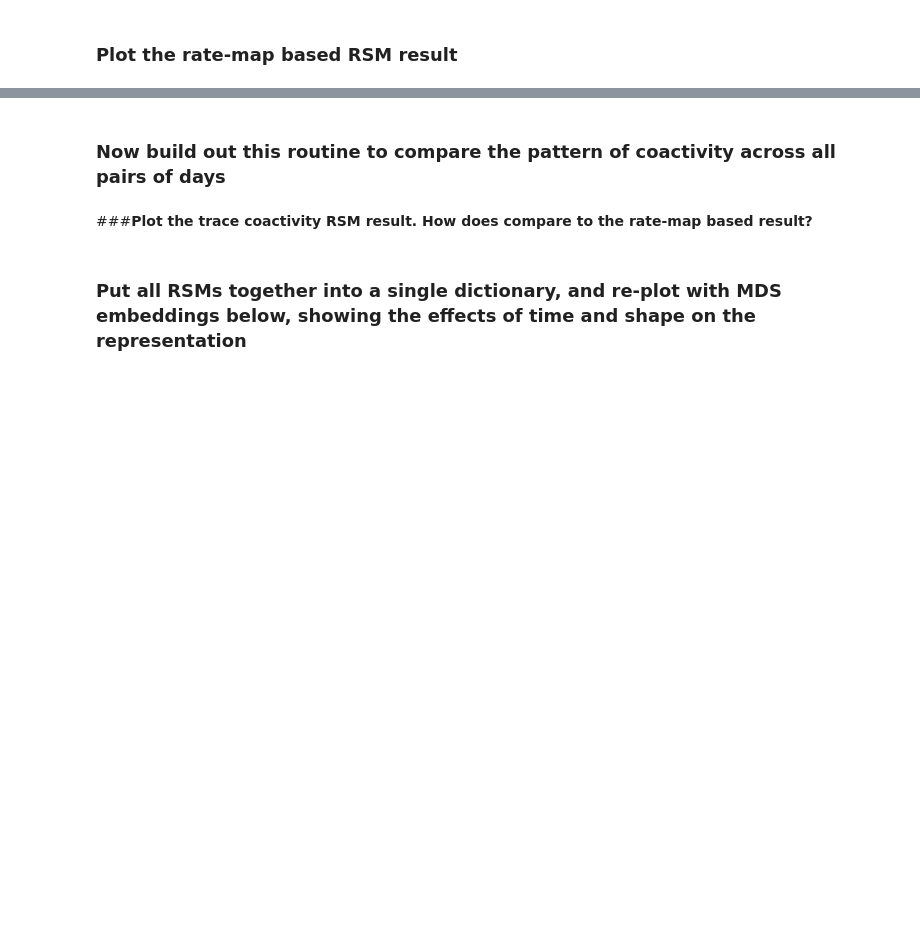
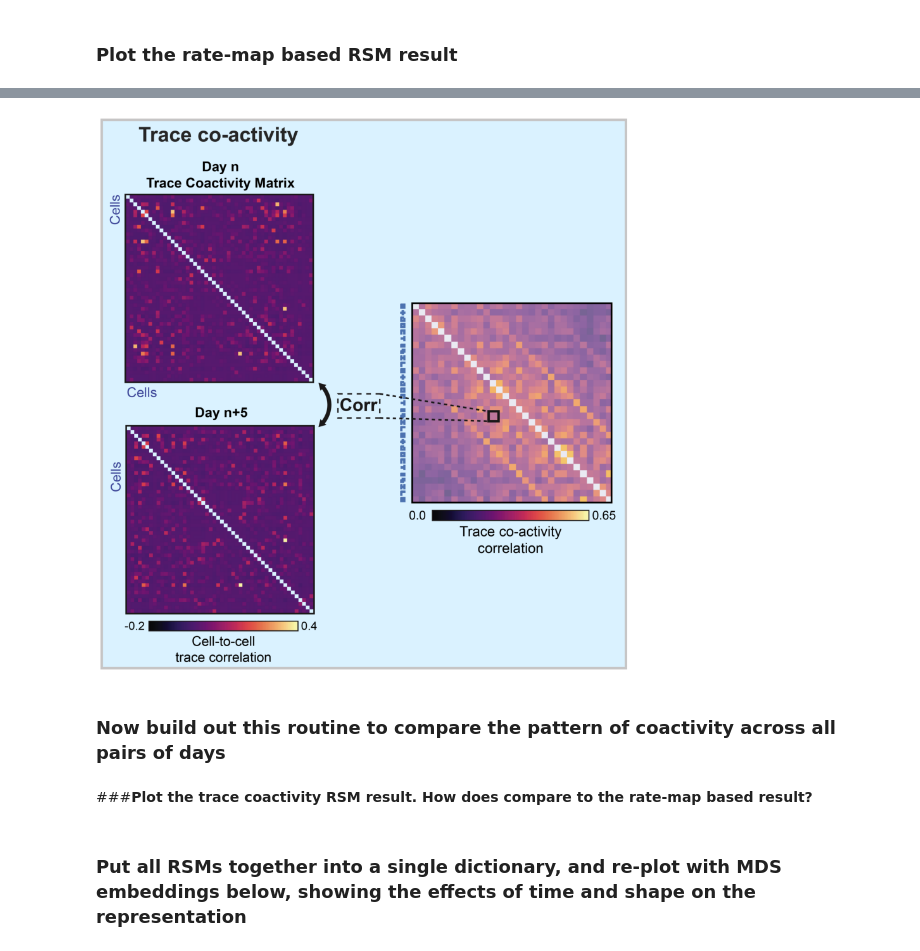
Before and after one commit to jquinnlee/MAIN_2022_calRSA, a Jupyter notebook: MAIN2022_calciumRSA_demo.ipynb, the cells around one changed output, grey strips where cells are left out. Cells and saved outputs as stored; diff of their text form; code cells hidden in the pictures; blank space fills up the shorter version.

```diff
--- a/MAIN2022_calciumRSA_demo.ipynb
+++ b/MAIN2022_calciumRSA_demo.ipynb
@@ -461,3 +472,12 @@ plt.show()
+# %%
+#@title **Cross-correlate activity between registered neurons on two days, and determine how similar this *pattern of coactivity* is across the two days**
+img4 = cv2.imread('trace-coactivity_schematic.png', -1)
+plt.figure(figsize=(16,16))
+plt.imshow(cv2.cvtColor(img4, cv2.COLOR_BGR2RGB))
+plt.axis("off")
+plt.show()
+# %% [output]
+[figure, added]
 # %%
 # pick first example pair of days that are from same shape (delay of 10 days)
 target_days = np.array([13, 23])
```
Also changed, not shown: parts of 5 cells of this notebook.
